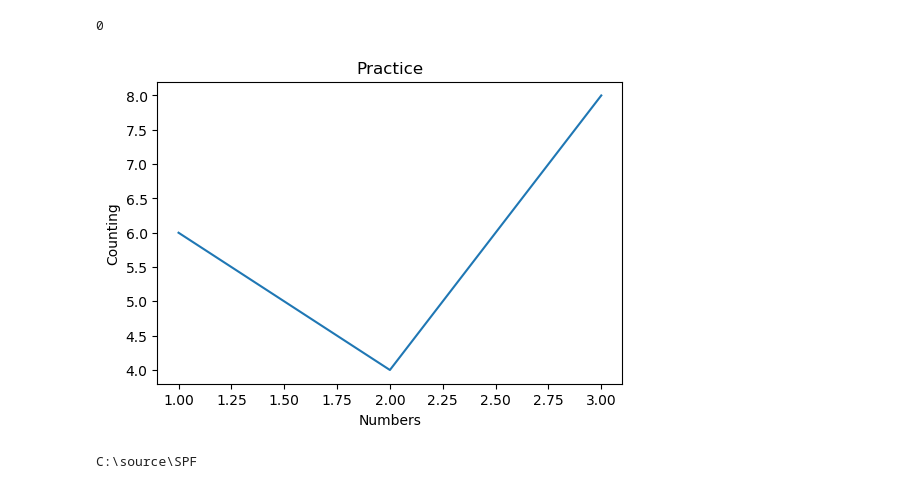
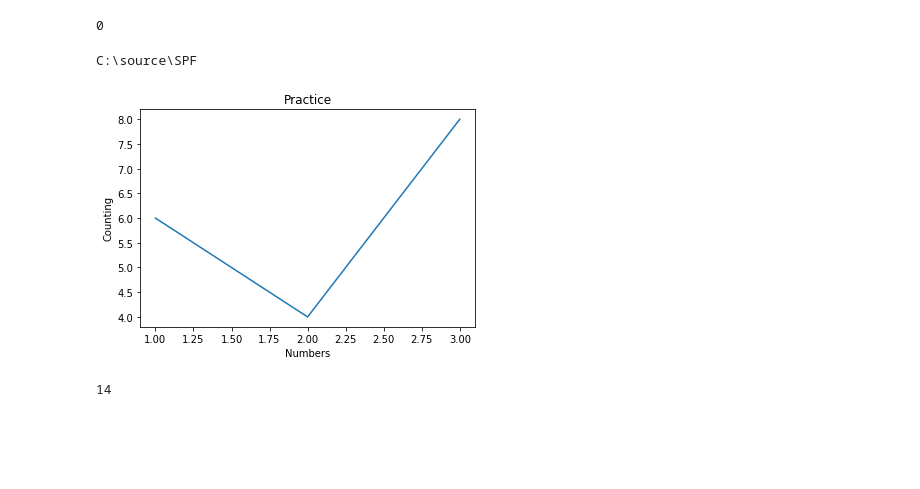
Before and after one commit to geniuses777/SPF, a Jupyter notebook: 정혜수/SPF/DBTest.ipynb, the cells around one changed output. Cells and saved outputs as stored; diff of their text form; code cells hidden in the pictures; blank space fills up the shorter version.

```diff
--- a/정혜수/SPF/DBTest.ipynb
+++ b/정혜수/SPF/DBTest.ipynb
@@ -128,36 +44,50 @@ public int getMaxID(Connection con) throws SQLException {
 # %%
 import pandas as pd
 import matplotlib.pyplot as plt
 import settings
 
 x = [1,2,3]
 y = [6,4,8]
 
+#plt.figure()
 plt.plot(x, y)
 plt.xlabel('Numbers')
 plt.ylabel('Counting')
 
 plt.title('Practice')
+
+print(settings.BASE_DIR)
+
+plt.savefig("./chart_picture/samsung.png",dpi=300)
 plt.show()
-
-#path = os.path.join(settings_csv.BASE_DIR, 'chart_picture')
-print(settings.BASE_DIR)
-#stock_code = "samsung"
-#fullpath = path + os.path.sep + stock_code + '.png'
-#fig.savefig(fullpath) #그래프 저장
-#fig.savefig("./chart_data/samsung.png") #그래프 저장
-
-# .csv파일을 저장할 디렉토리
-#data_dir = os.path.join(
-#    settings.BASE_DIR, 'chart_picture/%s' % (
-#        settings.get_today_str()))     # timestr : 날짜, 시간
-#if not os.path.isdir(data_dir):
-#    os.makedirs(data_dir)
-
-plt = plt.figure()
-#plt.savefig(fullpath) #그래프 저장
-#plt.savefig("./chart_data/samsung.png") #그래프 저장
-plt.savefig("./chart_picture/samsung.png",dpi=300)
 # %% [output]
+C:\source\SPF
-[figure, old version]
+[figure, new version]
-C:\source\SPF
+# %%
+import pymysql
+
+#
+# 사진 데이터 binary형식으로 바꿔서 DB에 INSERT
+#
+def convertToBinaryData(filename):
+    #Convert digital data to binary format
+    with open(filename, 'rb') as file:
+        binaryData = file.read()
+    return binaryData
+
+connection = pymysql.connect(host='222.122.86.187', port=3306, user='geniuses777', password='stock7840',
+                       db='geniuses777', charset='utf8')
+
+try:
+    with connection.cursor() as cursor:
+        sql = 'INSERT INTO stock_hye (company_name, stock_price, image) VALUES (%s, %s, %s) ON DUPLICATE KEY UPDATE stock_price = VALUES(stock_price), image = VALUES(image)'
+        image = convertToBinaryData("C:\source\SPF\chart_picture\kakao.png")
+        cursor.execute(sql, ('kakao', 0, image))          # 넣으려는 값
+    connection.commit()
+    print(cursor.lastrowid)
+    # 1 (last insert id)
+
+finally:
+    connection.close()
+# %% [output]
+14
```
Also changed, not shown: parts of 4 cells of this notebook, 15 other files.
